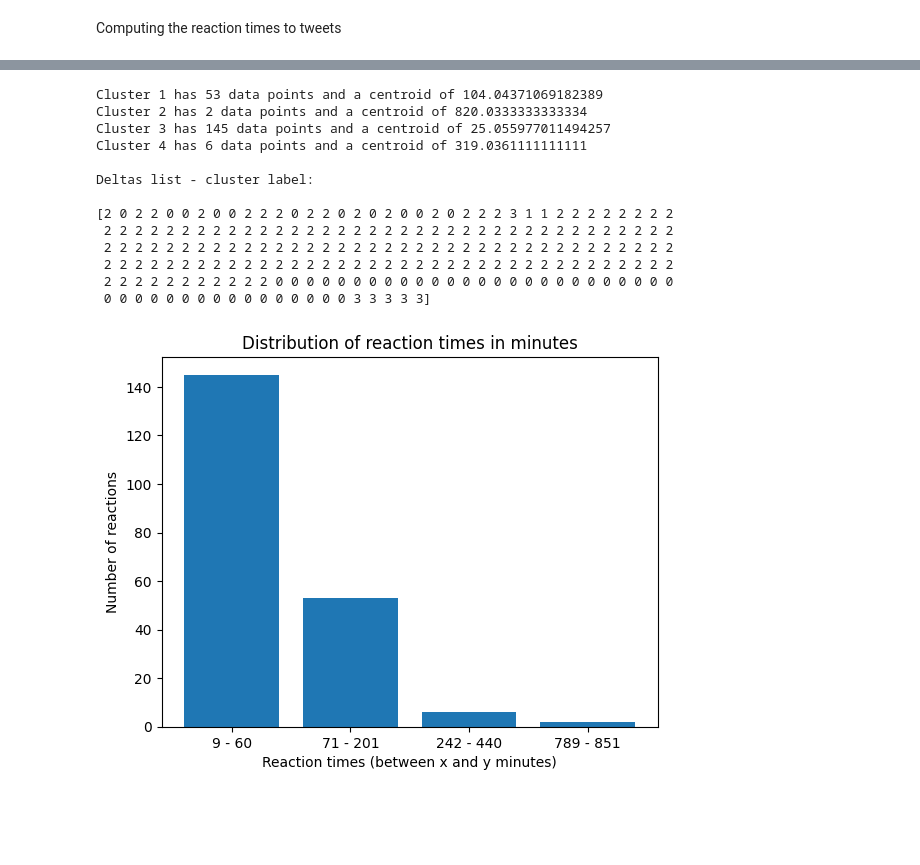
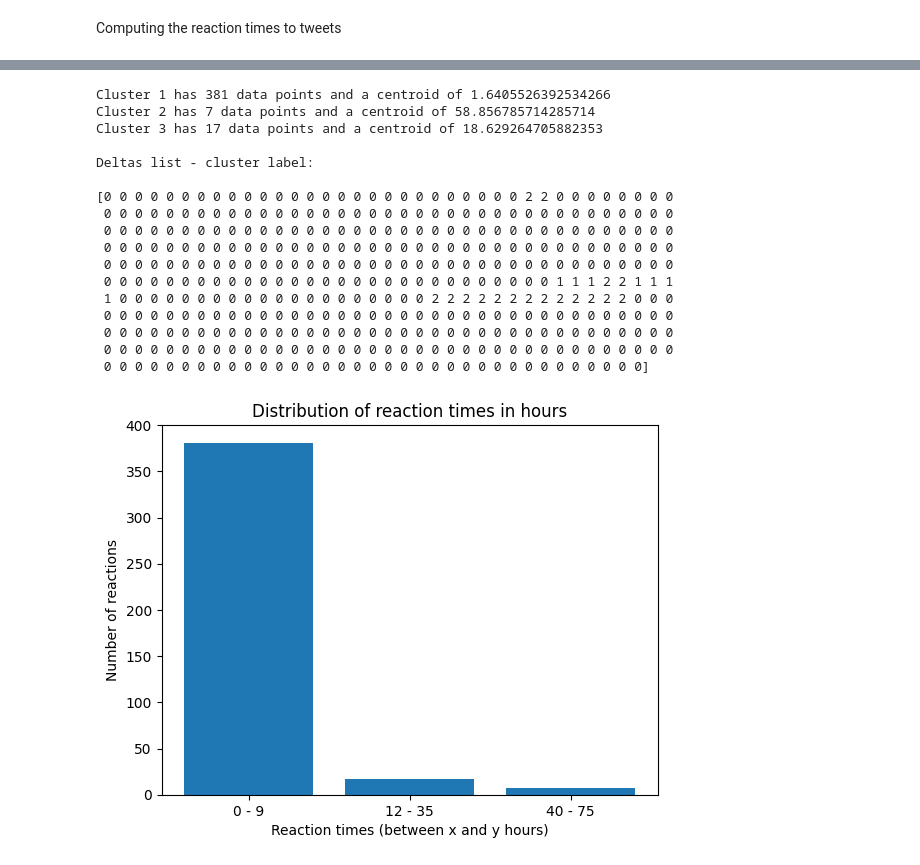
Before and after one commit to andreistoica12/research-internship, a Jupyter notebook: pheme.ipynb, the cells around one changed output, grey strips where cells are left out. Saved outputs shown, nothing was run; the diff lists cells and outputs as text; code cells hidden in the pictures; blank space fills up the shorter version.

```diff
--- a/pheme.ipynb
+++ b/pheme.ipynb
@@ -241,7 +250,7 @@ elbow_method(deltas)
 # %%
 # Define the number of clusters you want to create - look for the "elbow" point in the plot above,
 #  where the rate of decrease in WCSS begins to level off
-k = 4
+k = 3
 # %%
 def k_means_clustering(k, deltas):
     deltas = np.array(deltas)
@@ -275,36 +284,42 @@ def k_means_clustering(k, deltas):
 
     return clusters_dict
 # %%
-clusters_dict = k_means_clustering(k, deltas)
+clusters_dict = { 'deltas_type': deltas_type, 'clusters': k_means_clustering(k, deltas) }
 # %% [output]
-Cluster 1 has 53 data points and a centroid of 104.04371069182389
-Cluster 2 has 2 data points and a centroid of 820.0333333333334
-Cluster 3 has 145 data points and a centroid of 25.055977011494257
-Cluster 4 has 6 data points and a centroid of 319.0361111111111
+Cluster 1 has 381 data points and a centroid of 1.6405526392534266
+Cluster 2 has 7 data points and a centroid of 58.856785714285714
+Cluster 3 has 17 data points and a centroid of 18.629264705882353
 
 Deltas list - cluster label:
 
-[2 0 2 2 0 0 2 0 0 2 2 2 0 2 2 0 2 0 2 0 0 2 0 2 2 2 3 1 1 2 2 2 2 2 2 2 2
- 2 2 2 2 2 2 2 2 2 2 2 2 2 2 2 2 2 2 2 2 2 2 2 2 2 2 2 2 2 2 2 2 2 2 2 2 2
- 2 2 2 2 2 2 2 2 2 2 2 2 2 2 2 2 2 2 2 2 2 2 2 2 2 2 2 2 2 2 2 2 2 2 2 2 2
- 2 2 2 2 2 2 2 2 2 2 2 2 2 2 2 2 2 2 2 2 2 2 2 2 2 2 2 2 2 2 2 2 2 2 2 2 2
- 2 2 2 2 2 2 2 2 2 2 2 0 0 0 0 0 0 0 0 0 0 0 0 0 0 0 0 0 0 0 0 0 0 0 0 0 0
- 0 0 0 0 0 0 0 0 0 0 0 0 0 0 0 0 3 3 3 3 3]
+[0 0 0 0 0 0 0 0 0 0 0 0 0 0 0 0 0 0 0 0 0 0 0 0 0 0 0 2 2 0 0 0 0 0 0 0 0
+ 0 0 0 0 0 0 0 0 0 0 0 0 0 0 0 0 0 0 0 0 0 0 0 0 0 0 0 0 0 0 0 0 0 0 0 0 0
+ 0 0 0 0 0 0 0 0 0 0 0 0 0 0 0 0 0 0 0 0 0 0 0 0 0 0 0 0 0 0 0 0 0 0 0 0 0
+ 0 0 0 0 0 0 0 0 0 0 0 0 0 0 0 0 0 0 0 0 0 0 0 0 0 0 0 0 0 0 0 0 0 0 0 0 0
+ 0 0 0 0 0 0 0 0 0 0 0 0 0 0 0 0 0 0 0 0 0 0 0 0 0 0 0 0 0 0 0 0 0 0 0 0 0
+ 0 0 0 0 0 0 0 0 0 0 0 0 0 0 0 0 0 0 0 0 0 0 0 0 0 0 0 0 0 1 1 1 2 2 1 1 1
+ 1 0 0 0 0 0 0 0 0 0 0 0 0 0 0 0 0 0 0 0 0 2 2 2 2 2 2 2 2 2 2 2 2 2 0 0 0
+ 0 0 0 0 0 0 0 0 0 0 0 0 0 0 0 0 0 0 0 0 0 0 0 0 0 0 0 0 0 0 0 0 0 0 0 0 0
+ 0 0 0 0 0 0 0 0 0 0 0 0 0 0 0 0 0 0 0 0 0 0 0 0 0 0 0 0 0 0 0 0 0 0 0 0 0
+ 0 0 0 0 0 0 0 0 0 0 0 0 0 0 0 0 0 0 0 0 0 0 0 0 0 0 0 0 0 0 0 0 0 0 0 0 0
+ 0 0 0 0 0 0 0 0 0 0 0 0 0 0 0 0 0 0 0 0 0 0 0 0 0 0 0 0 0 0 0 0 0 0 0]
 # %%
-def plot_story_reaction_times(story_name, clusters_dict):
-    clusters_plot_dict = {}
-    for key, value in clusters_dict.items():
-        clusters_plot_dict[f"{math.floor(min(value))} - {math.ceil(max(value))}"] = len(value)
+def plot_reaction_times(event_name, clusters_dict):
+    clusters_for_plot = {}
+    for key, value in clusters_dict['clusters'].items():
+        clusters_for_plot[f"{math.floor(min(value))} - {math.ceil(max(value))}"] = len(value)
 
-    intervals = list(clusters_plot_dict.keys())
-    values = list(clusters_plot_dict.values())
+    deltas_type = clusters_dict['deltas_type']
 
-    plt.bar(range(len(clusters_plot_dict)), values, tick_label=intervals)
-    plt.title('Distribution of reaction times in minutes')
-    plt.xlabel('Reaction times (between x and y minutes)')
+    intervals = list(clusters_for_plot.keys())
+    values = list(clusters_for_plot.values())
+
+    plt.bar(range(len(clusters_for_plot)), values, tick_label=intervals)
+    plt.title(f'Distribution of reaction times in {deltas_type}')
+    plt.xlabel(f'Reaction times (between x and y {deltas_type})')
     plt.ylabel('Number of reactions')
     plt.show()
-# %%
-plot_story_reaction_times('ebola_first_story', clusters_dict)
-# %% [output]
-[figure, removed]
+# %%
+plot_reaction_times('ebola-essien', clusters_dict)
+# %% [output]
+[figure, added]
```
Also changed, not shown: parts of 12 cells of this notebook.
